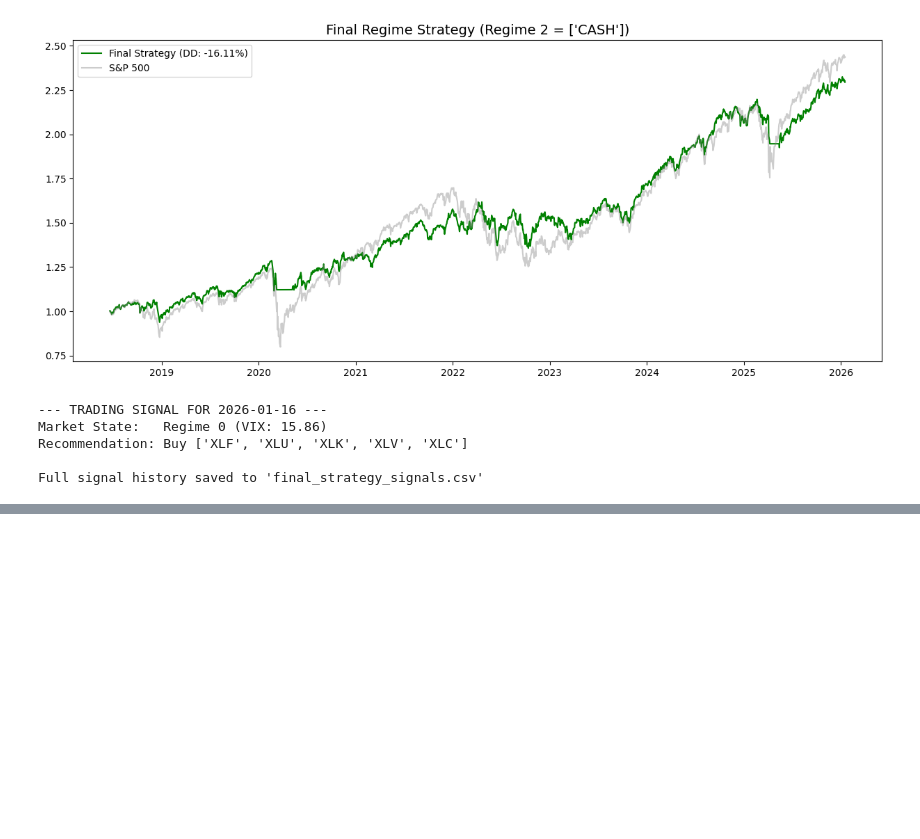
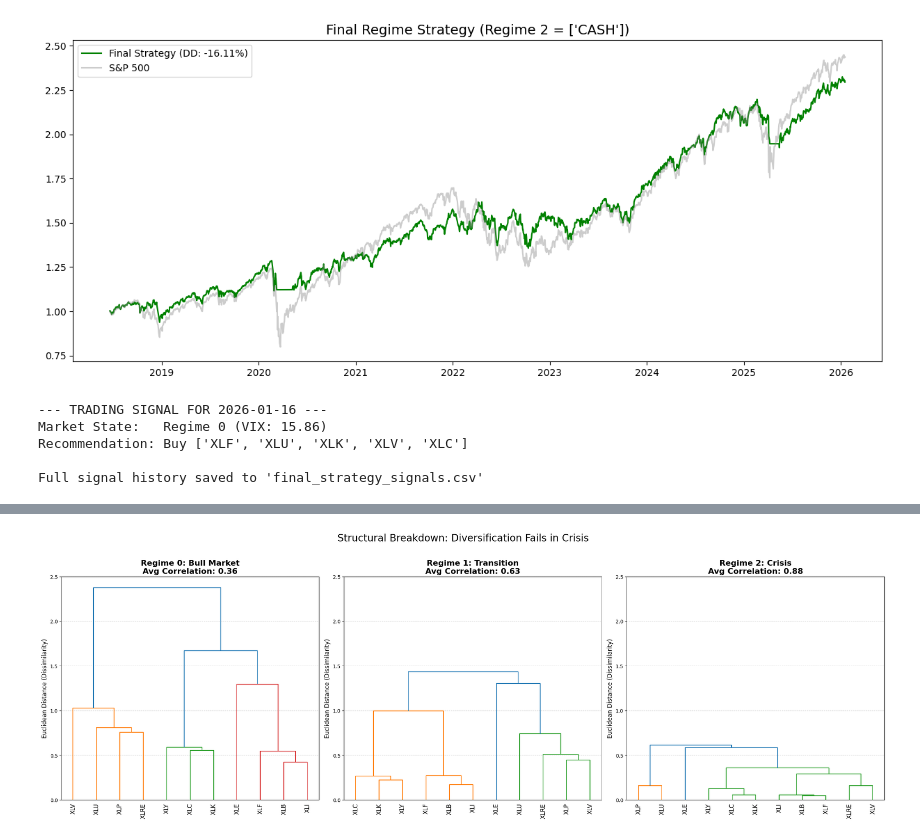
Before and after one commit to tanishhky/regime_detection, a Jupyter notebook: main.ipynb, the cells around one changed output, grey strips where cells are left out. Cells and saved outputs as stored; diff of their text form; code cells hidden in the pictures; blank space fills up the shorter version.

```diff
--- a/main.ipynb
+++ b/main.ipynb
@@ -1189,0 +1374,39 @@ Full signal history saved to 'final_strategy_signals.csv'
+# %%
+import scipy.cluster.hierarchy as sch
+
+# Configuration
+unique_regimes = sorted(dataset['Regime'].unique())
+fig, axes = plt.subplots(1, 3, figsize=(24, 8))
+regime_titles = ['Regime 0: Bull Market', 'Regime 1: Transition', 'Regime 2: Crisis']
+
+for i, regime in enumerate(unique_regimes):
+    ax = axes[i]
+
+    # 1. Filter Data
+    # Use aligned_sectors (returns) and filter by regime
+    # Ensure indices match
+    valid_idx = dataset[dataset['Regime'] == regime].index.intersection(sector_returns.index)
+    regime_subset = sector_returns.loc[valid_idx]
+
+    # 2. Calculate Correlation & Distance
+    corr_matrix = regime_subset.corr()
+    d = sch.distance.pdist(corr_matrix)
+    L = sch.linkage(d, method='ward')
+
+    # 3. Plot Dendrogram
+    dendrogram = sch.dendrogram(L, labels=corr_matrix.columns, leaf_rotation=90, ax=ax)
+
+    # 4. Styling
+    avg_corr = corr_matrix.values[np.triu_indices_from(corr_matrix.values, 1)].mean()
+
+    ax.set_title(f"{regime_titles[i]}\nAvg Correlation: {avg_corr:.2f}", fontsize=16, fontweight='bold')
+    ax.set_ylabel('Euclidean Distance (Dissimilarity)', fontsize=12)
+    ax.set_ylim(0, 2.5) # Fix Y-axis to make visual comparison valid across plots
+    ax.grid(axis='y', linestyle='--', alpha=0.5)
+
+plt.suptitle('Structural Breakdown: Diversification Fails in Crisis', fontsize=20, y=1.02)
+plt.tight_layout()
+plt.savefig('assets/dendrograms.png')
+plt.show()
+# %% [output]
+[figure, added]
```
Also changed, not shown: parts of 4 cells of this notebook, 10 other files.
